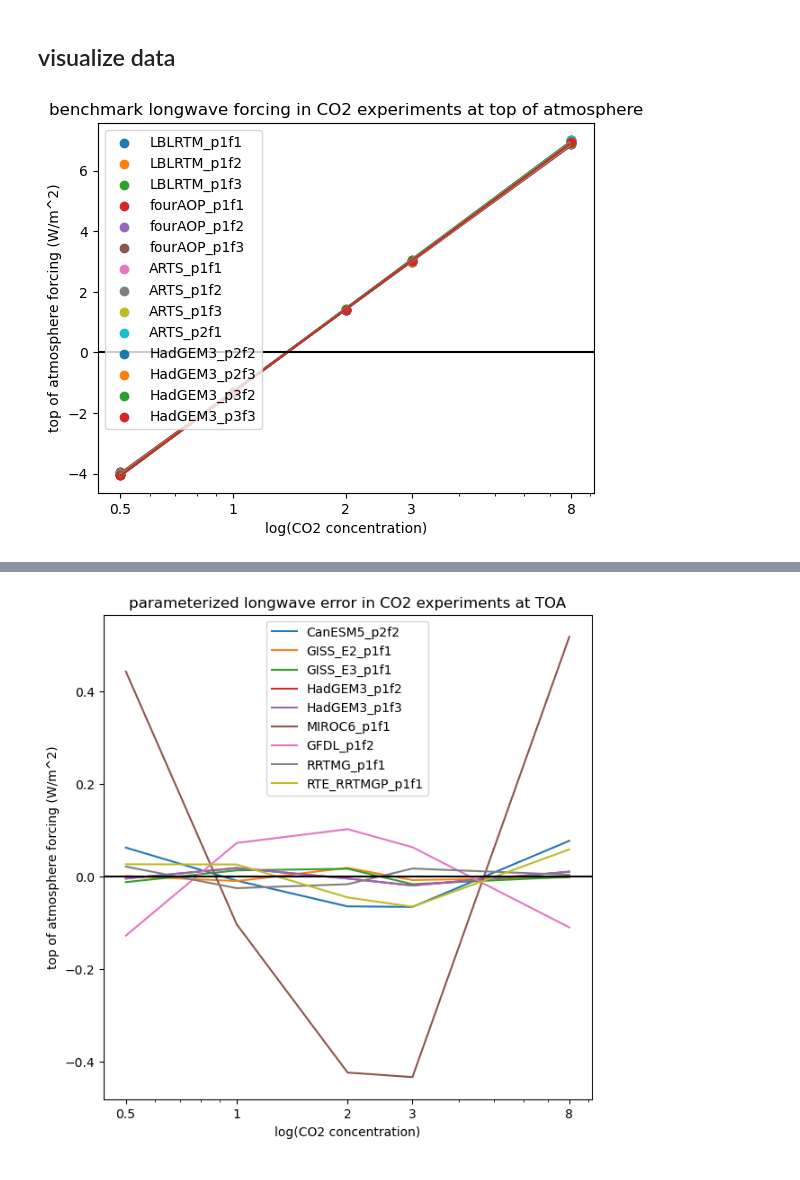
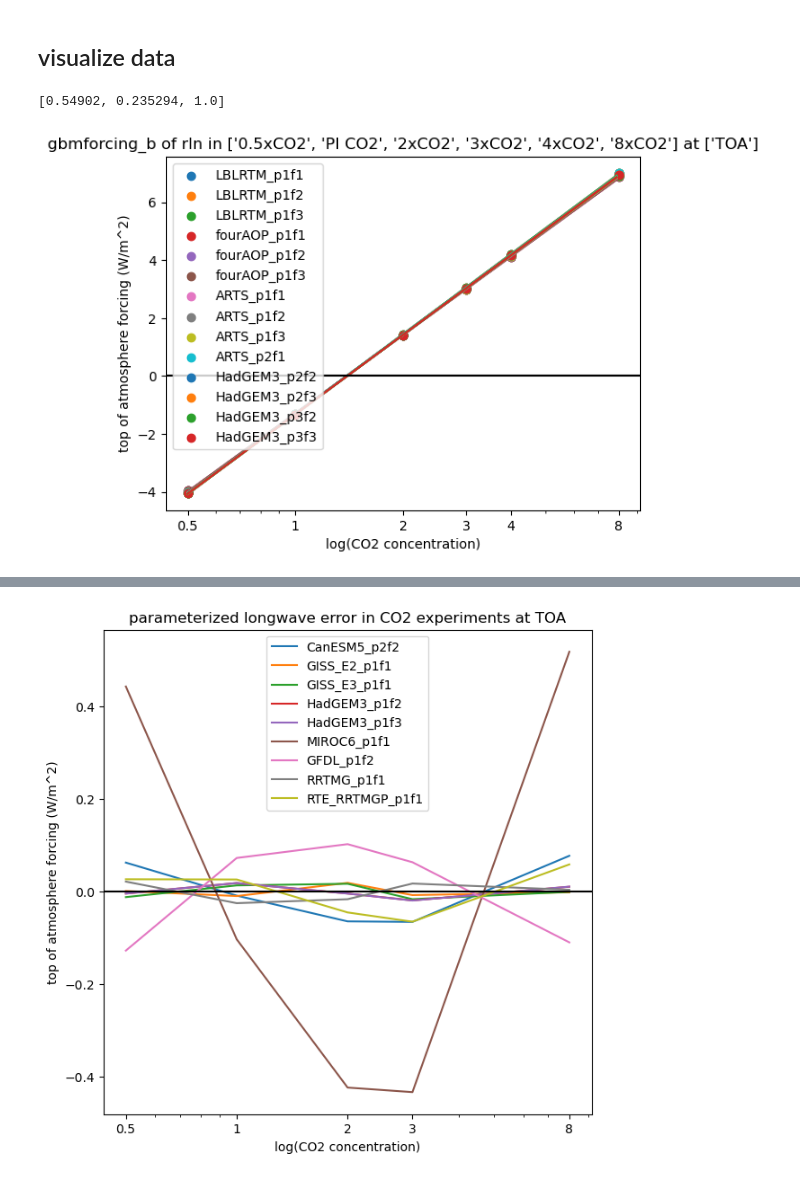
Before and after one commit to emmal01/RFMIP_CO2_analysis, a Jupyter notebook: RFMIP_final_script.ipynb, the cells around one changed output, grey strips where cells are left out. Saved outputs shown, nothing was run; the diff lists cells and outputs as text; code cells hidden in the pictures.

```diff
--- a/RFMIP_final_script.ipynb
+++ b/RFMIP_final_script.ipynb
@@ -55,3 +89,11 @@ Dimensions without coordinates: site
 def compute_global_mean(ds):
     wts = ds.profile_weight/ds.profile_weight.sum()
     return(ds.weighted(wts).mean(["site"]))
+# %%
+#make this able to handle multiple datasets
+def concatenate_dataset(ds, models, selected_experiments, variable, levels):
+    #select data to plot
+    pts = {m: ds[m][variable].sel(expt=selected_experiments, level=levels) for m in models if variable in ds[m]}
+    pts_values = np.concatenate([ds[m][variable].sel(expt=selected_experiments, level=levels)
+                                                   for m in models if variable in ds[m]])
+    return pts, pts_values
@@ -115,37 +205,32 @@ for m in list(gbms_b.keys()):
 gbme = {k: (gbmforcing[k]-gbmforcing_b['LBLRTM_p1f1']) for k in gbmforcing.keys()}
 # %% [markdown]
 ## visualize data
+# %%
+cc.glasbey_bw[1]
+# %% [output]
+[0.54902, 0.235294, 1.0]
+# %%
+CO2_experiments = ['0.5xCO2', 'PI CO2', '2xCO2', '3xCO2', '4xCO2', '8xCO2']
+model_colors = cc.glasbey_bw
+marker_shapes = ['+','>','^','o','D','s']
+
+TOA=0
+surface=60
 # %%
 #benchmark longwave forcing in CO2 experiments at TOA
 
 fig, ax = plt.subplots()
+x=[0.5, 1, 2, 3, 4, 8]
+y, y_values = concatenate_dataset(gbmforcing_b, gbmforcing_b.keys(), CO2_experiments, 'rln', TOA)
+#plot data
+for m in list(y.keys()):
+    plt.scatter(x, y[m])
 
-#plot data
-for m in list(gbmforcing_b.keys()):
-    plt.scatter([0.5, 1, 2, 3, 8], gbmforcing_b[m].data_vars["rln"].sel(expt=['0.5xCO2', 'PI CO2', '2xCO2', '3xCO2', '8xCO2'], level=0))
-
-#find and plot the curve of best fit
-for m in list(gbmforcing_b.keys()):
-    t = np.log10([0.5, 1, 2, 3, 8])
-    y = gbmforcing_b[m].data_vars["rln"].sel(expt=['0.5xCO2', 'PI CO2', '2xCO2', '3xCO2', '8xCO2'], level=0)
-    p = np.polyfit(t, y, 1)
-    y_fitted = p[0] * np.log10(np.arange(0.5,8,0.1)) + p[1]
-    plt.plot(np.arange(0.5,8,0.1),y_fitted)
-
-#scale logarithmcially and label tick marks and axes
-plt.ylabel("top of atmosphere forcing (W/m^2)")
-plt.xscale('log')
-ax.set_xticks([0.5, 1, 2, 3, 8])
-ax.set_xticklabels([0.5, 1, 2, 3, 8])
-plt.xlabel("log(CO2 concentration)")
-ax.axhline(y=0, color='k')
-ax.axvline(x=0, color='k')
-plt.title("benchmark longwave forcing in CO2 experiments at top of atmosphere")
-plt.legend(list(gbmforcing_b.keys()))
+set_plot_parameters(x, y, 'gbmforcing_b', CO2_experiments, 'rln', ['TOA'], ['log(CO2 concentration)', 'top of atmosphere forcing (W/m^2)'], logscale=True, bestfit=True)
 
 plt.show()
 # %% [output]
-[figure, old version]
+[figure, new version]
 # %%
 #benchmark shortwave forcing in CO2 experiments at TOA
 
```
Also changed, not shown: parts of 15 cells of this notebook.
